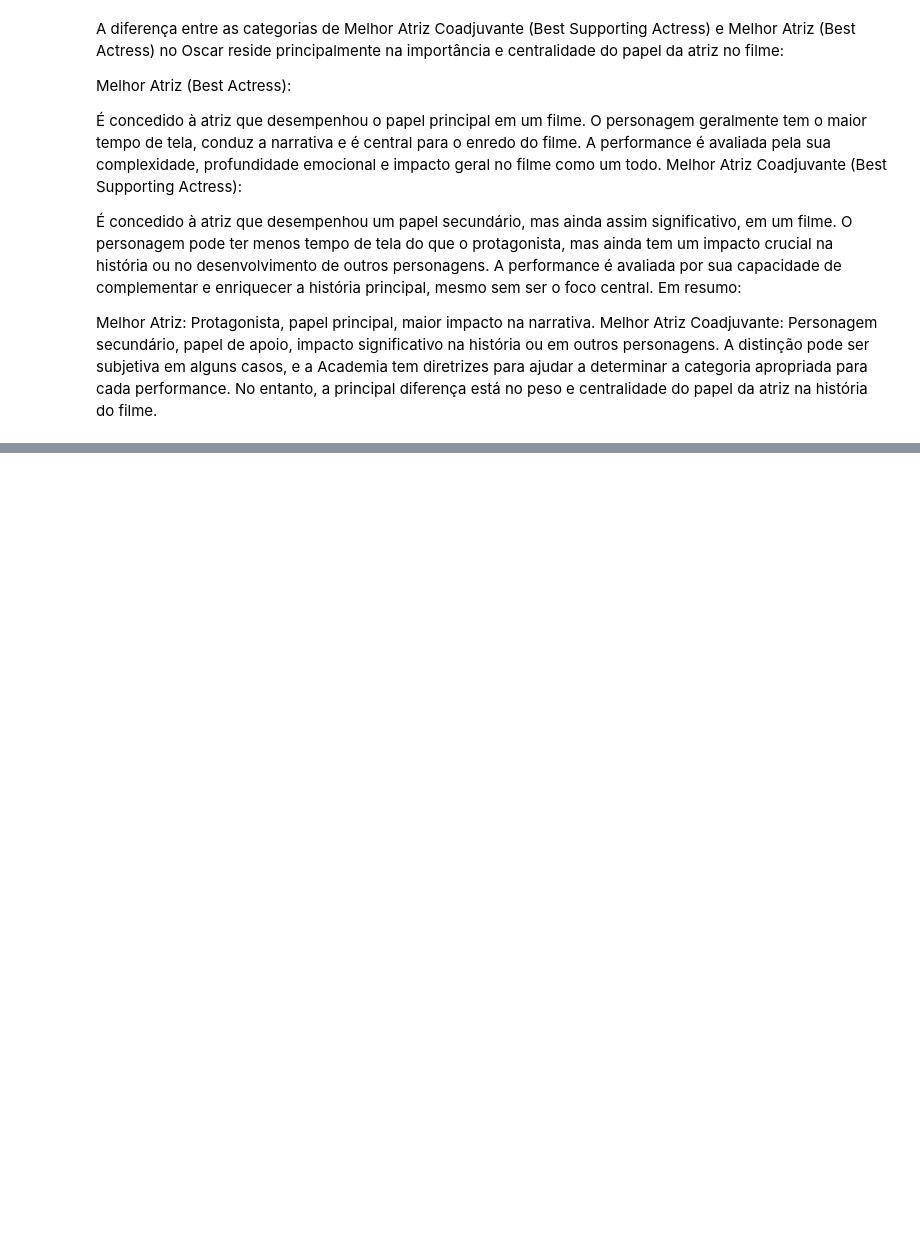
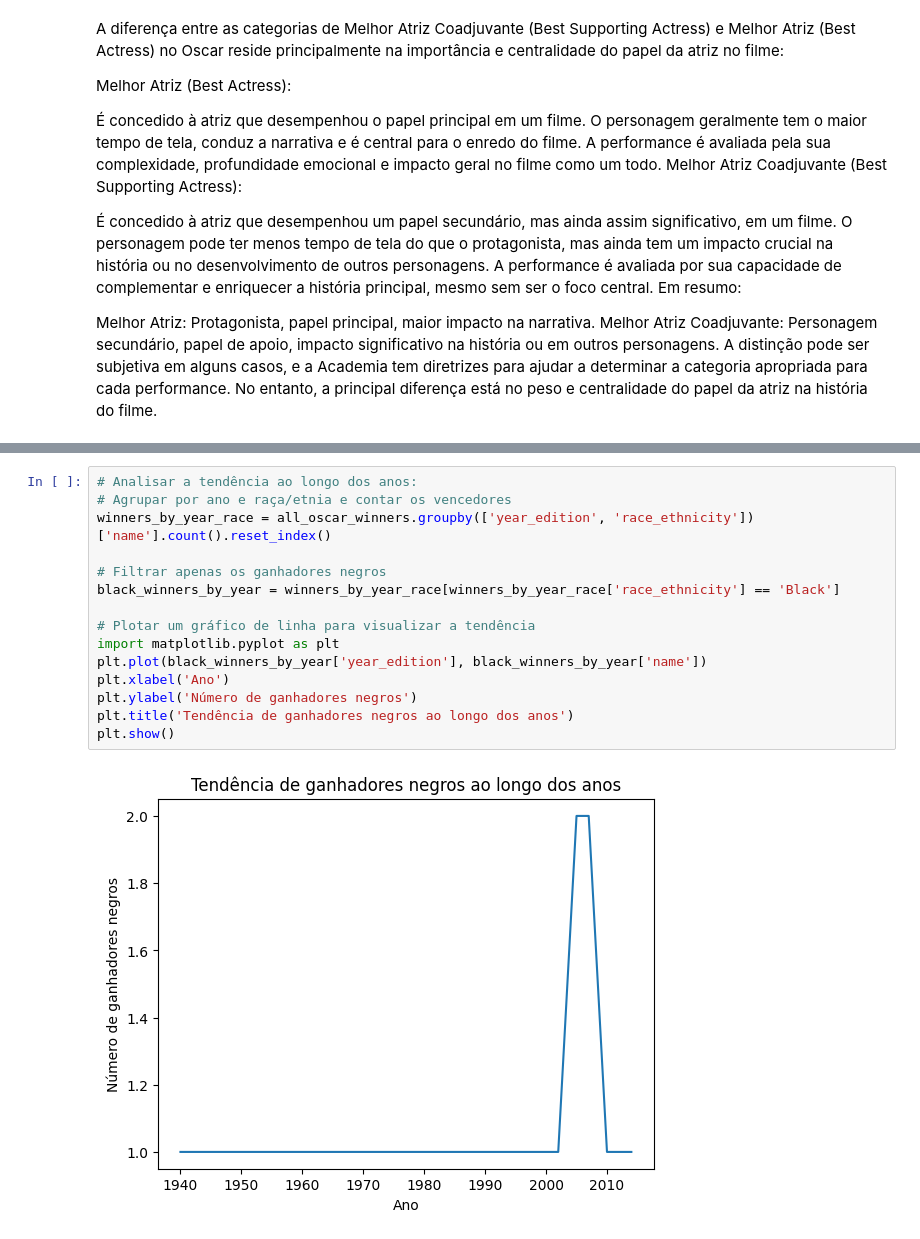
Before and after one commit to Wanuzia/Python_PretaLab, a Jupyter notebook: Oscar_analysisipynb.ipynb, the cells around one changed output, grey strips where cells are left out. Drawn from its saved outputs; the diff is of its cells as text; blank space fills up the shorter version.

Commit message:
analisando tendencia de ganhadores negros

```diff
--- a/Oscar_analysisipynb.ipynb
+++ b/Oscar_analysisipynb.ipynb
@@ -522,0 +535,17 @@ A distinção pode ser subjetiva em alguns casos, e a Academia tem diretrizes pa
+# %%
+# Analisar a tendência ao longo dos anos:
+# Agrupar por ano e raça/etnia e contar os vencedores
+winners_by_year_race = all_oscar_winners.groupby(['year_edition', 'race_ethnicity'])['name'].count().reset_index()
+
+# Filtrar apenas os ganhadores negros
+black_winners_by_year = winners_by_year_race[winners_by_year_race['race_ethnicity'] == 'Black']
+
+# Plotar um gráfico de linha para visualizar a tendência
+import matplotlib.pyplot as plt
+plt.plot(black_winners_by_year['year_edition'], black_winners_by_year['name'])
+plt.xlabel('Ano')
+plt.ylabel('Número de ganhadores negros')
+plt.title('Tendência de ganhadores negros ao longo dos anos')
+plt.show()
+# %% [output]
+[figure, added]
```
Also changed, not shown: parts of 1 cell of this notebook.
